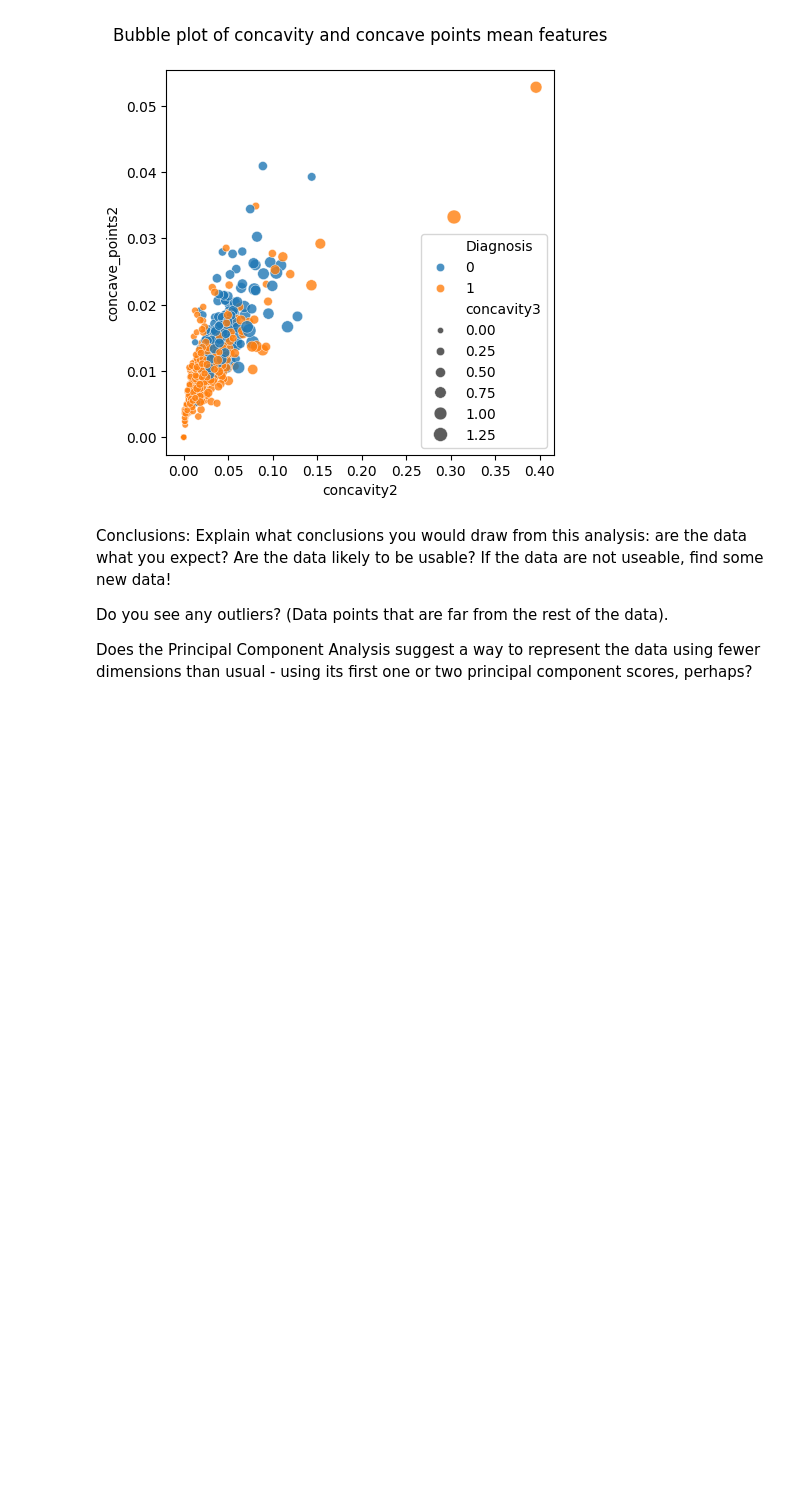
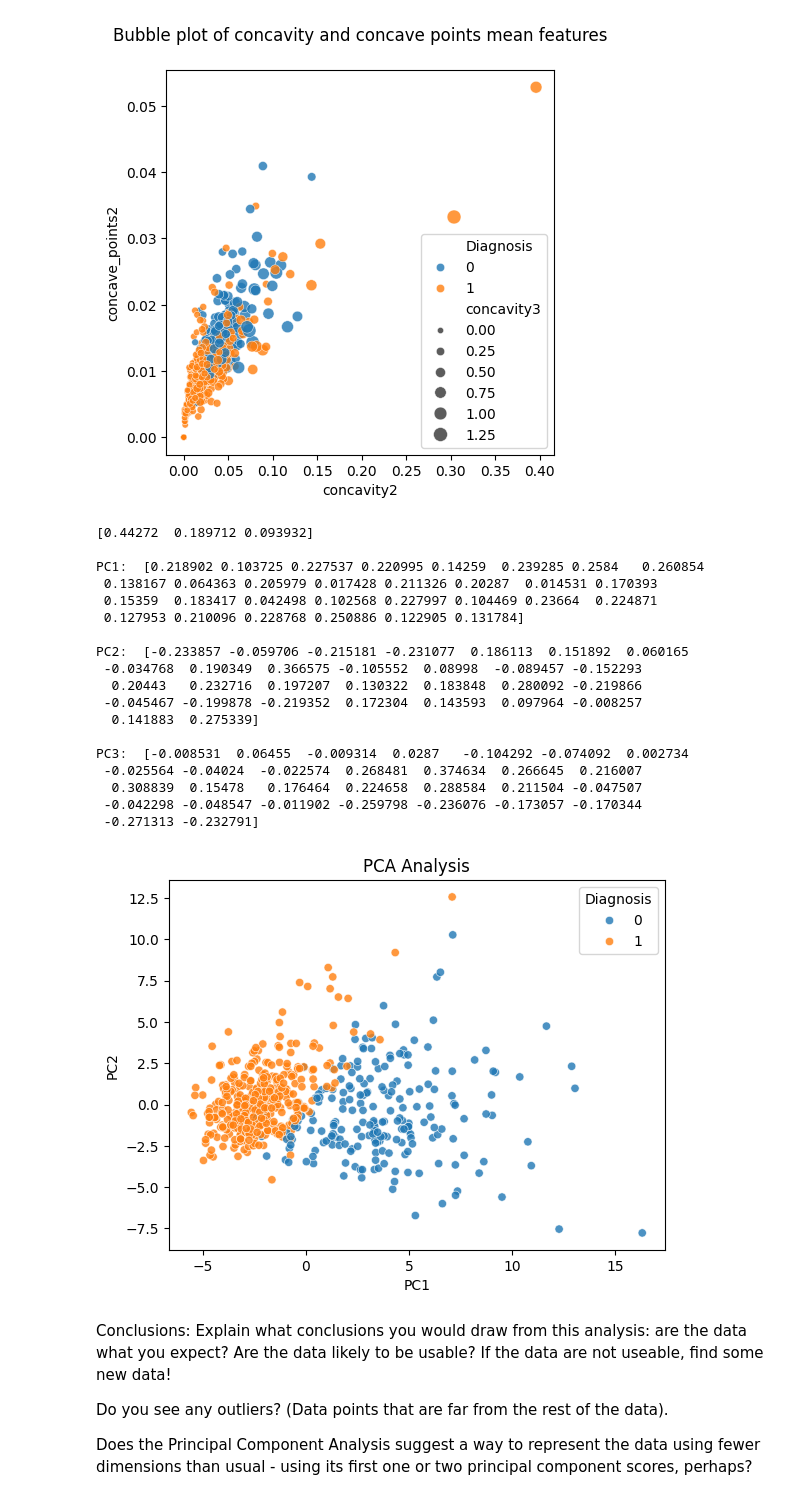
Before and after one commit to Jbaner/Module-B-semester-2, a Jupyter notebook: Week9.ipynb, the cells around one changed output. Cells and saved outputs as stored; diff of their text form; code cells hidden in the pictures; blank space fills up the shorter version.

```diff
--- a/Week9.ipynb
+++ b/Week9.ipynb
@@ -107,7 +107,7 @@ import seaborn as sns
 import matplotlib.pyplot as plt
 
 #Draw heatmaps
-#df_BreastCancer["Diagnosis"]=df_BreastCancer["Diagnosis"].map({"M":0, "B":1})
+df_BreastCancer["Diagnosis"]=df_BreastCancer["Diagnosis"].map({"M":0, "B":1})
 
 df_BreastCancer_3=df_BreastCancer[["radius3","area3","concavity3","compactness3","texture3","smoothness3","symmetry3","concave_points3"]]
 
@@ -161,6 +161,48 @@ plt.show()
 [figure]
 # %%
 #Principal Component Analysis
+from sklearn.decomposition import PCA
+from sklearn.preprocessing import StandardScaler
+X=df_BreastCancer.drop(columns=["ID","Diagnosis"])
+X_scale= StandardScaler().fit_transform(X)
+pca=PCA(n_components = 3)
+pca.fit_transform(X_scale)
+np.set_printoptions(suppress=True, precision=6)
+print(pca.explained_variance_ratio_)
+print("\nPC1: ",pca.components_[0])
+print("\nPC2: ",pca.components_[1])
+print("\nPC3: ",pca.components_[2])
+
+pca2=PCA(n_components = 2)
+X_PCA2= pca2.fit_transform(X_scale)
+#plot
+Y=df_BreastCancer["Diagnosis"]
+df_pca= pd.DataFrame(X_PCA2, columns=["PC1","PC2"])
+df_pca["Diagnosis"]=Y
+#df_pca
+sns.scatterplot(data=df_pca, x="PC1", y="PC2", hue="Diagnosis", alpha=0.8)
+plt.title("PCA Analysis")
+plt.show()
+# %% [output]
+[0.44272  0.189712 0.093932]
+
+PC1:  [0.218902 0.103725 0.227537 0.220995 0.14259  0.239285 0.2584   0.260854
+ 0.138167 0.064363 0.205979 0.017428 0.211326 0.20287  0.014531 0.170393
+ 0.15359  0.183417 0.042498 0.102568 0.227997 0.104469 0.23664  0.224871
+ 0.127953 0.210096 0.228768 0.250886 0.122905 0.131784]
+
+PC2:  [-0.233857 -0.059706 -0.215181 -0.231077  0.186113  0.151892  0.060165
+ -0.034768  0.190349  0.366575 -0.105552  0.08998  -0.089457 -0.152293
+  0.20443   0.232716  0.197207  0.130322  0.183848  0.280092 -0.219866
+ -0.045467 -0.199878 -0.219352  0.172304  0.143593  0.097964 -0.008257
+  0.141883  0.275339]
+
+PC3:  [-0.008531  0.06455  -0.009314  0.0287   -0.104292 -0.074092  0.002734
+ -0.025564 -0.04024  -0.022574  0.268481  0.374634  0.266645  0.216007
+  0.308839  0.15478   0.176464  0.224658  0.288584  0.211504 -0.047507
+ -0.042298 -0.048547 -0.011902 -0.259798 -0.236076 -0.173057 -0.170344
+ -0.271313 -0.232791]
+[figure, added]
 # %%
 #performing linear regression
 # %% [markdown]
```
